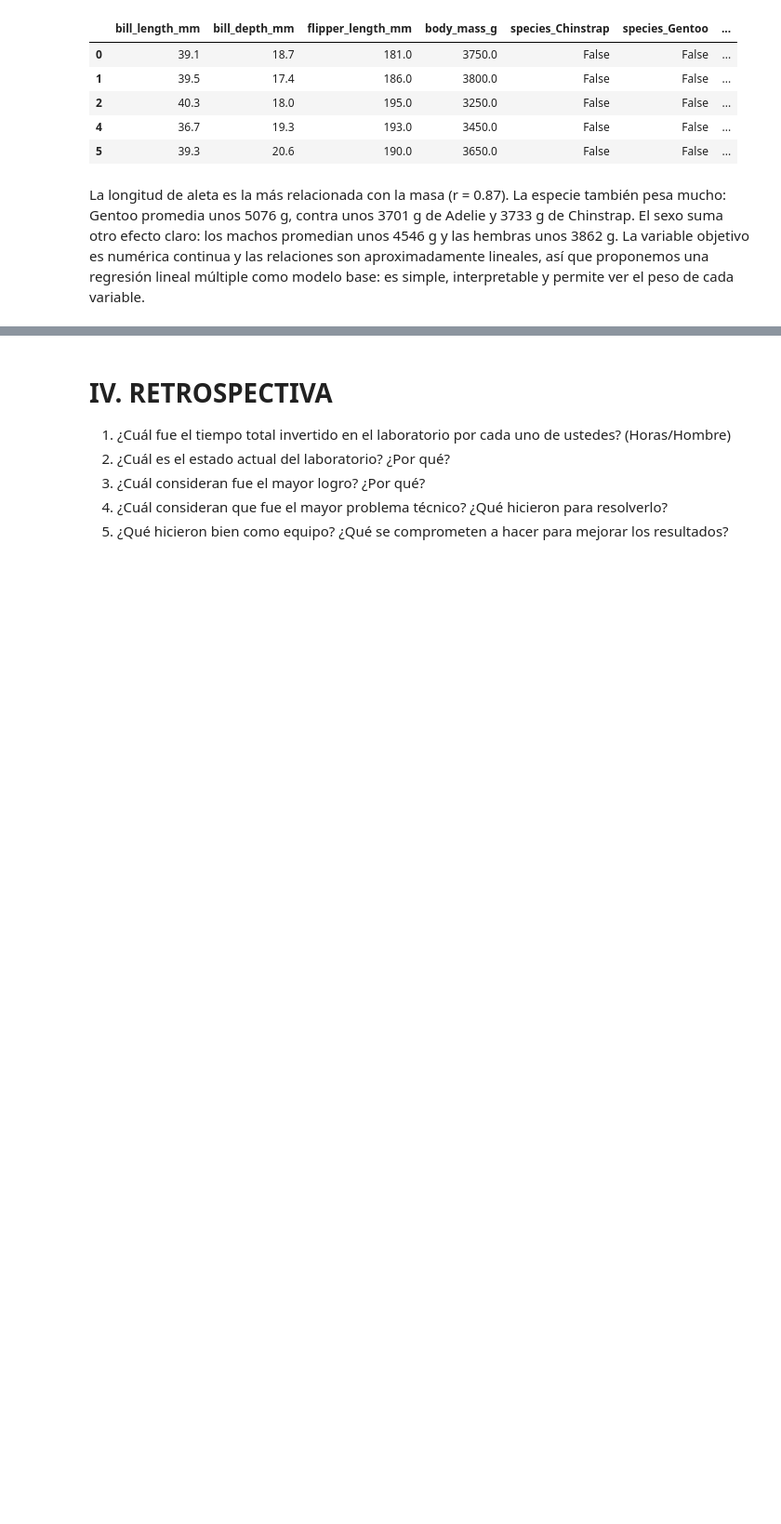
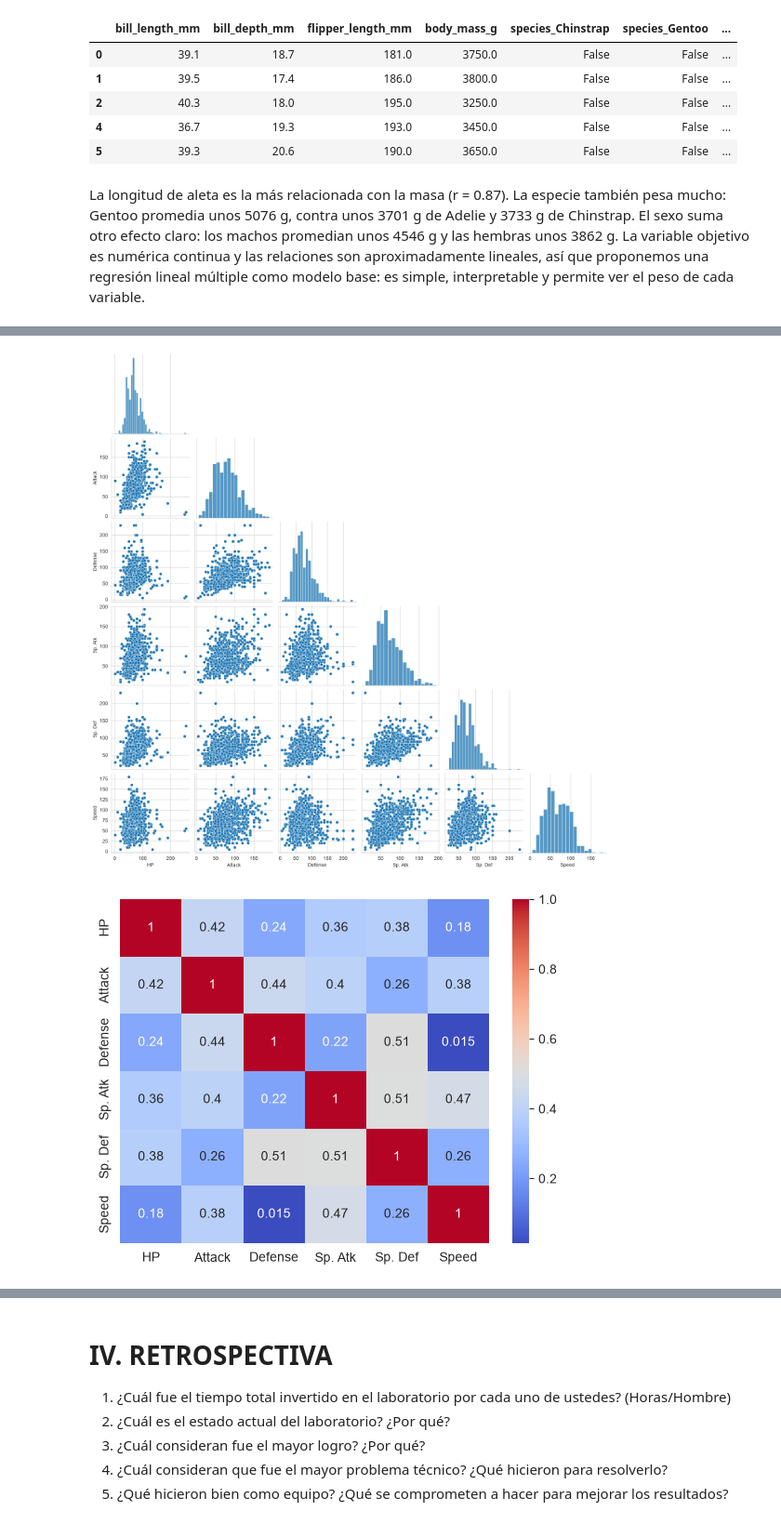
Before and after one commit to pedroay/laboratoriosIAIA, a Jupyter notebook: lab3/lab03.ipynb, the cells around one changed output, grey strips where cells are left out. Shown at 93% size. Cells and saved outputs as stored; diff of their text form; code cells hidden in the pictures; blank space fills up the shorter version.

```diff
--- a/lab3/lab03.ipynb
+++ b/lab3/lab03.ipynb
@@ -1686,0 +1768,9 @@ La variable objetivo es numérica continua y las relaciones son aproximadamente
+# %%
+pokemon = pd.read_csv("data/pokemon.csv", index_col=0)
+
+stats = ["HP", "Attack", "Defense", "Sp. Atk", "Sp. Def", "Speed"]
+X = pokemon[stats]
+
+print(X.head())
+X.info()
+print(X.describe())
@@ -1686,0 +1795,19 @@ La variable objetivo es numérica continua y las relaciones son aproximadamente
+# %%
+# a) Pairplot: relaciones entre todas las stats
+sns.pairplot(X, corner=True)
+plt.show()
+
+# b) Heatmap de correlación
+sns.heatmap(X.corr(), annot=True, cmap="coolwarm")
+plt.show()
+
+# c) Scatterplot: ofensiva vs velocidad
+sns.scatterplot(data=pokemon, x="Sp. Atk", y="Speed")
+plt.show()
+
+# d) Scatterplot: ataque vs defensa
+sns.scatterplot(data=pokemon, x="Attack", y="Defense")
+plt.show()
+# %% [output]
+[figure, added]
+[figure, added]
```
Also changed, not shown: parts of 9 cells of this notebook.
